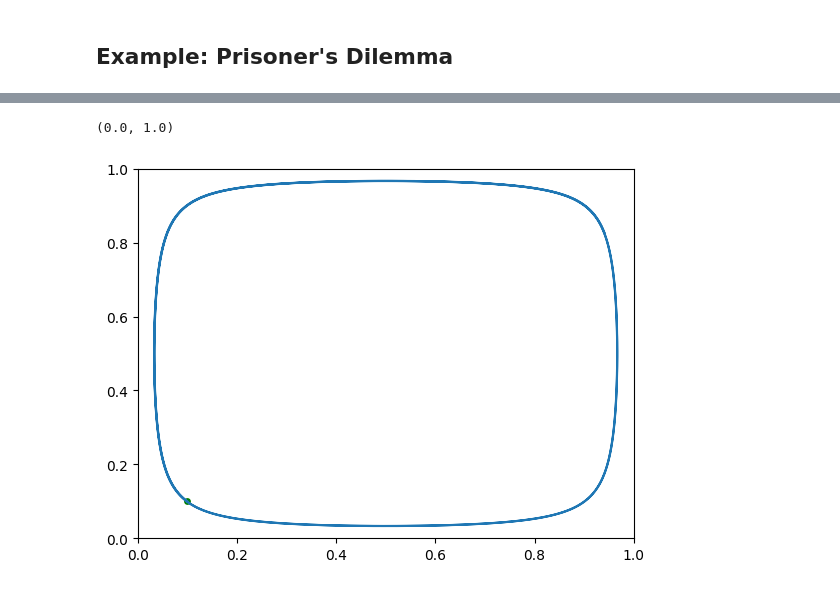
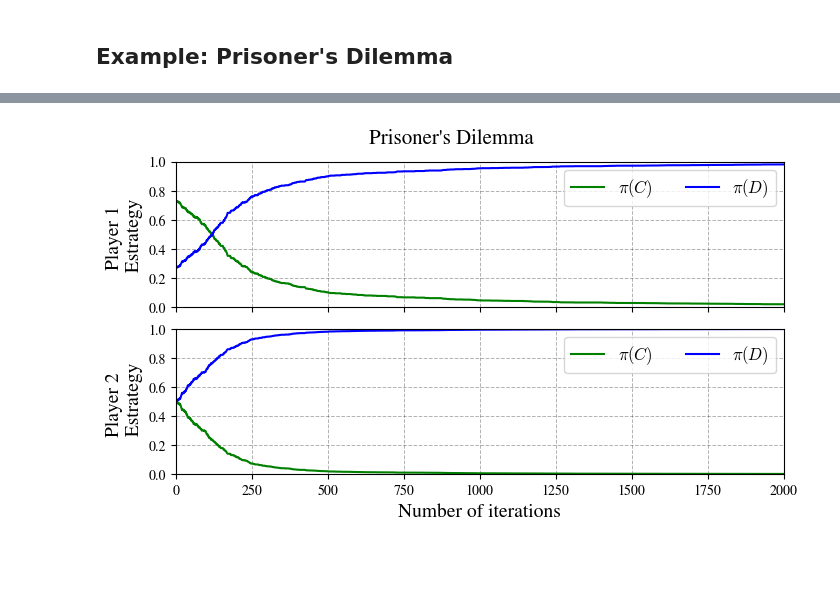
Before and after one commit to CristopherErazo/Reinforcement-Learning, a Jupyter notebook: Multi_Agent_RL.ipynb, the cells around one changed output, grey strips where cells are left out. Saved outputs shown, nothing was run; the diff lists cells and outputs as text; code cells hidden in the pictures; blank space fills up the shorter version.

Commit message:
Final Prisoners Dilema

```diff
--- a/Multi_Agent_RL.ipynb
+++ b/Multi_Agent_RL.ipynb
@@ -580,7 +594,7 @@ r1 = np.array([[-1,1],
 r = np.array([r0,r1])
 
 # Parameters of the optimization
-N_steps = 10000
+N_steps = 3000
 lr = 0.001
 # Number of initial conditions
 Nit = 10
@@ -753,9 +706,0 @@ print(P_save.shape)
-# %%
-fig,axes = plt.subplots(nrows=N)
-for n in range(N):
-    ax = axes[n]
-    pn = P_save[:,n,:]
-    ax.plot(pn[:,0],label='prob 0 = cooperate')
-    ax.plot(pn[:,1],label='prob 1 = defeat')
-    ax.plot(pn[:,2],label='prob 2 = defeat')
-    ax.legend()
@@ -764,20 +706,0 @@ for n in range(N):
-# %%
-ax = plt.subplot(projection="ternary", ternary_sum=100.0)
-
-ax.set_tlabel("rock")
-ax.set_llabel("paper")
-ax.set_rlabel("sissors")
-n = 0
-ax.grid()
-t= P_save[:,n,0]
-l= P_save[:,n,1]
-r= P_save[:,n,2]
-ax.plot(t,l,r,alpha=0.8)
-n = 1
-t= P_save[:,n,0]
-l= P_save[:,n,1]
-r= P_save[:,n,2]
-ax.plot(t,l,r,alpha=0.8)
-ax.scatter(0.33,0.33,0.33,s=30,color='green')
-
-plt.show()
@@ -786,8 +706,0 @@ plt.show()
-# %%
-plt.scatter(p_init[0][0],p_init[1][0],color='green',s=15)
-plt.plot(P_save[:,0,0],P_save[:,1,0])
-plt.xlim(0,1)
-plt.ylim(0,1)
-# %% [output]
-(0.0, 1.0)
-[figure, removed]
@@ -793,0 +760,14 @@ plt.ylim(0,1)
+# %%
+# Plot the results
+lab = [r'$\pi(C)$',r'$\pi(D)$']
+tit = [f'Player 1 \n Estrategy ',f'Player 2 \n Estrategy']
+suptit = f'Prisoner\'s Dilemma'
+fig , axes = plot_matching_pennies(Pdat,lab,tit,suptit)
+
+# Save the plot
+path = 'Plots/'
+os.makedirs(path,exist_ok=True)
+name = path + f'Dilemma_evolution.png'
+fig.savefig(name,bbox_inches='tight',dpi=300)
+# %% [output]
+[figure, added]
```
Also changed, not shown: parts of 29 cells of this notebook.
